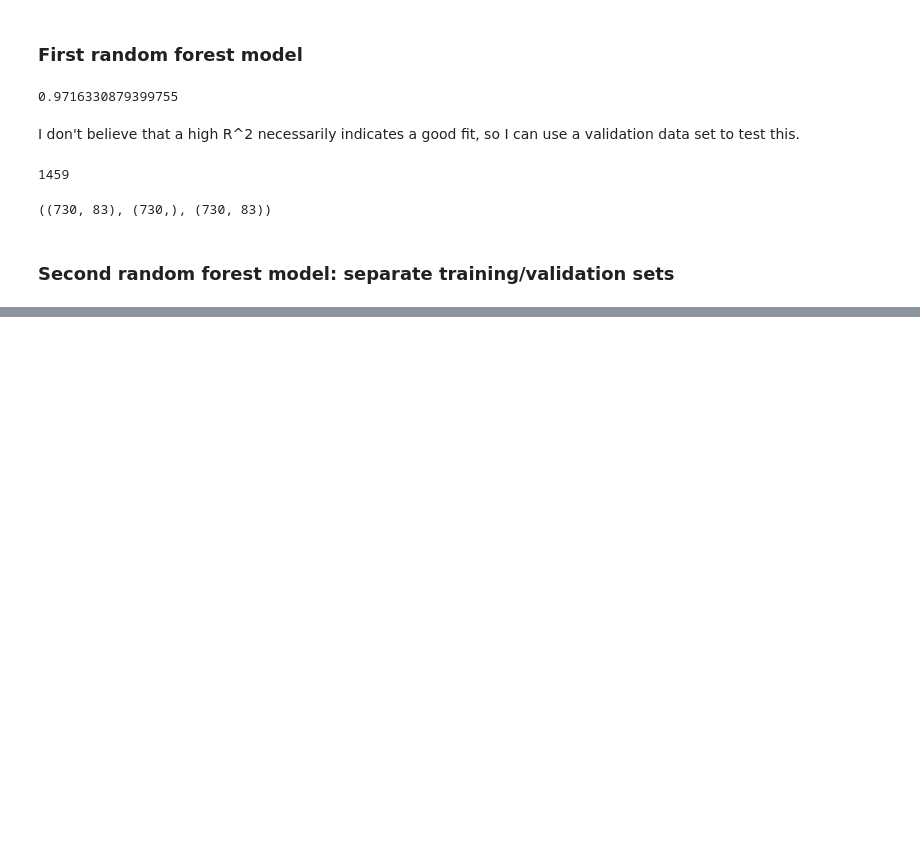
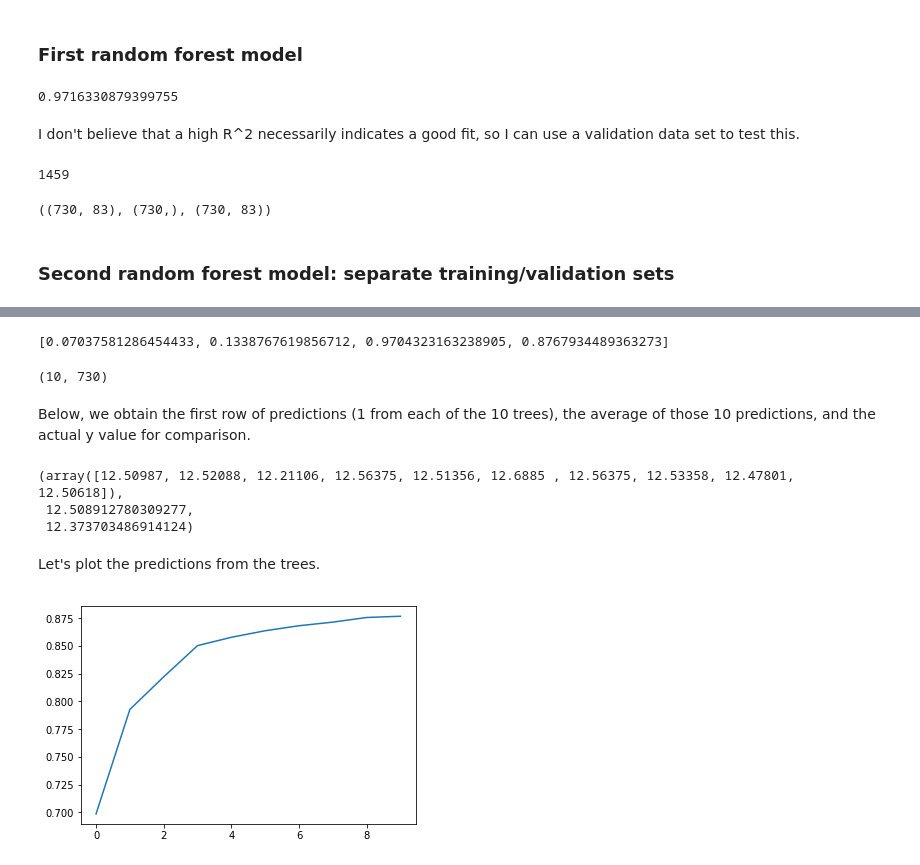
Before and after one commit to lindsayveazey/cautious_cauliflower, a Jupyter notebook: Kaggle_random_forest_sales.ipynb, the cells around one changed output, grey strips where cells are left out. Saved outputs shown, nothing was run; the diff lists cells and outputs as text; code cells hidden in the pictures; blank space fills up the shorter version.

Commit message:
Single tree and out-of-bag scoring

```diff
--- a/Kaggle_random_forest_sales.ipynb
+++ b/Kaggle_random_forest_sales.ipynb
@@ -232,0 +244,5 @@ display_score(sales_mod_2)
+# %%
+df_trn, y_trn, nas = proc_df(sales_raw, 'SalePrice', subset=1000, na_dict=nas)
+# _ is a variable. This keeps your validation set the same.
+X_train, _ = split_data(df_trn, 730)
+Y_train, _ = split_data(y_trn, 730)
@@ -232,0 +260,6 @@ display_score(sales_mod_2)
+# %%
+sales_mod_4 = RandomForestRegressor(n_estimators=1, max_depth=3, bootstrap=False, n_jobs=-1)
+# 1 small (max_depth=3), non-random (bootstrap=False) tree
+sales_mod_4.fit(X_train, Y_train)
+display_score(sales_mod_4)
+# Wow, this model is not good. The RMSE increased, the R**2 values decreased.
@@ -232,0 +281,7 @@ display_score(sales_mod_2)
+# %%
+# By default, sklearn creates 10 estimators, or trees
+sales_mod_5 = RandomForestRegressor(n_jobs=-1)
+sales_mod_5.fit(X_train, Y_train)
+display_score(sales_mod_5)
+# %% [output]
+[0.07037581286454433, 0.1338767619856712, 0.9704323163238905, 0.8767934489363273]
@@ -232,0 +290,22 @@ display_score(sales_mod_2)
+# %%
+# Now we can grab predictions for an individual example tree
+# Each tree from a rf is stored in the attribute called estimators_
+# Here we use a list comprehension to call each tree
+preds = np.stack([t.predict(X_valid) for t in sales_mod_5.estimators_]) # gives list of arrays of predictions
+preds.shape # Shows that we have 730 predictions for 10 trees
+# %% [output]
+(10, 730)
+# %% [markdown]
+Below, we obtain the first row of predictions (1 from each of the 10 trees), the average of those 10 predictions, and the actual y value for comparison.
+# %%
+preds[:,0], np.mean(preds[:,0]), Y_valid[0]
+# %% [output]
+(array([12.50987, 12.52088, 12.21106, 12.56375, 12.51356, 12.6885 , 12.56375, 12.53358, 12.47801, 12.50618]),
+ 12.508912780309277,
+ 12.373703486914124)
+# %% [markdown]
+Let's plot the predictions from the trees.
+# %%
+plt.plot([metrics.r2_score(Y_valid, np.mean(preds[:i+1], axis=0)) for i in range(10)]);
+# %% [output]
+[figure, added]
```
Also changed, not shown: parts of 15 cells of this notebook.
